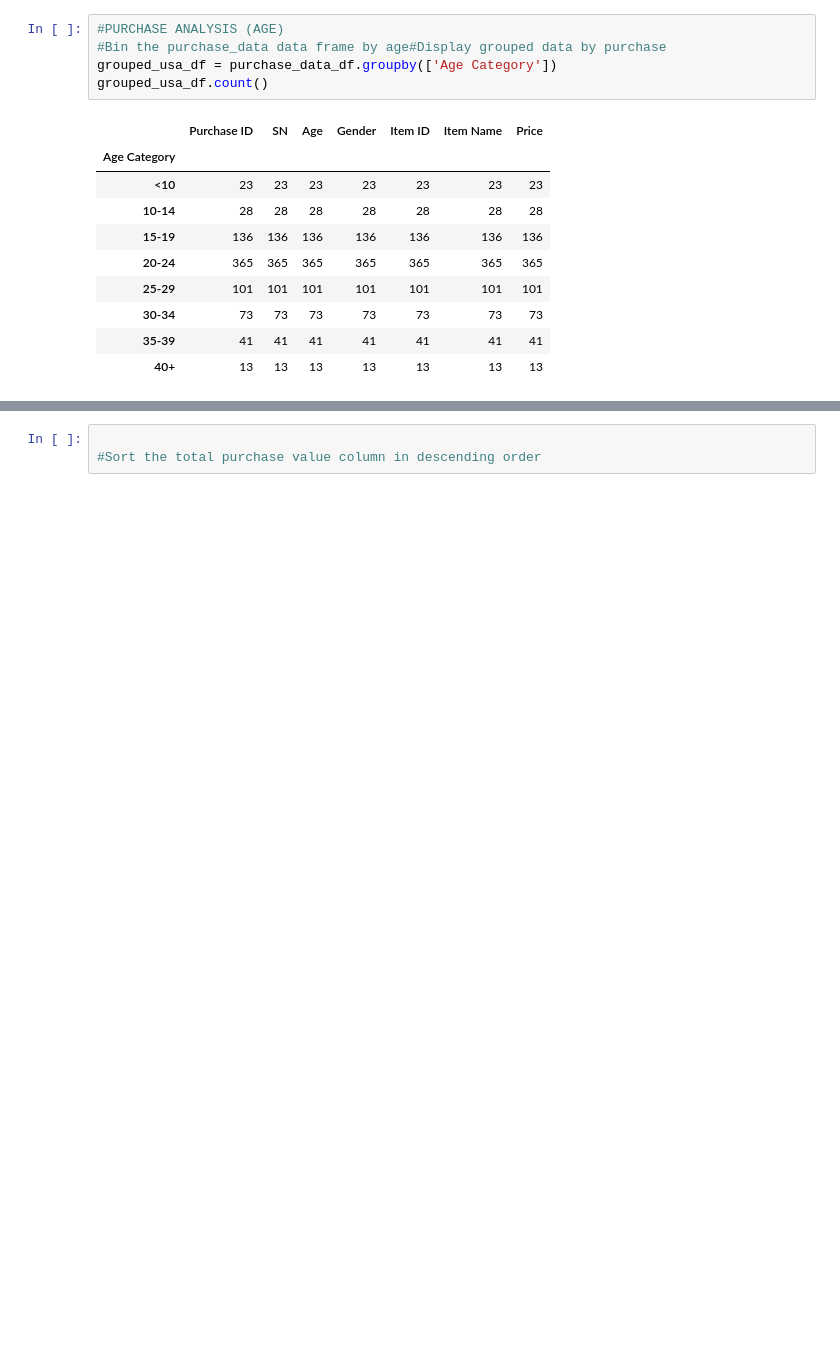
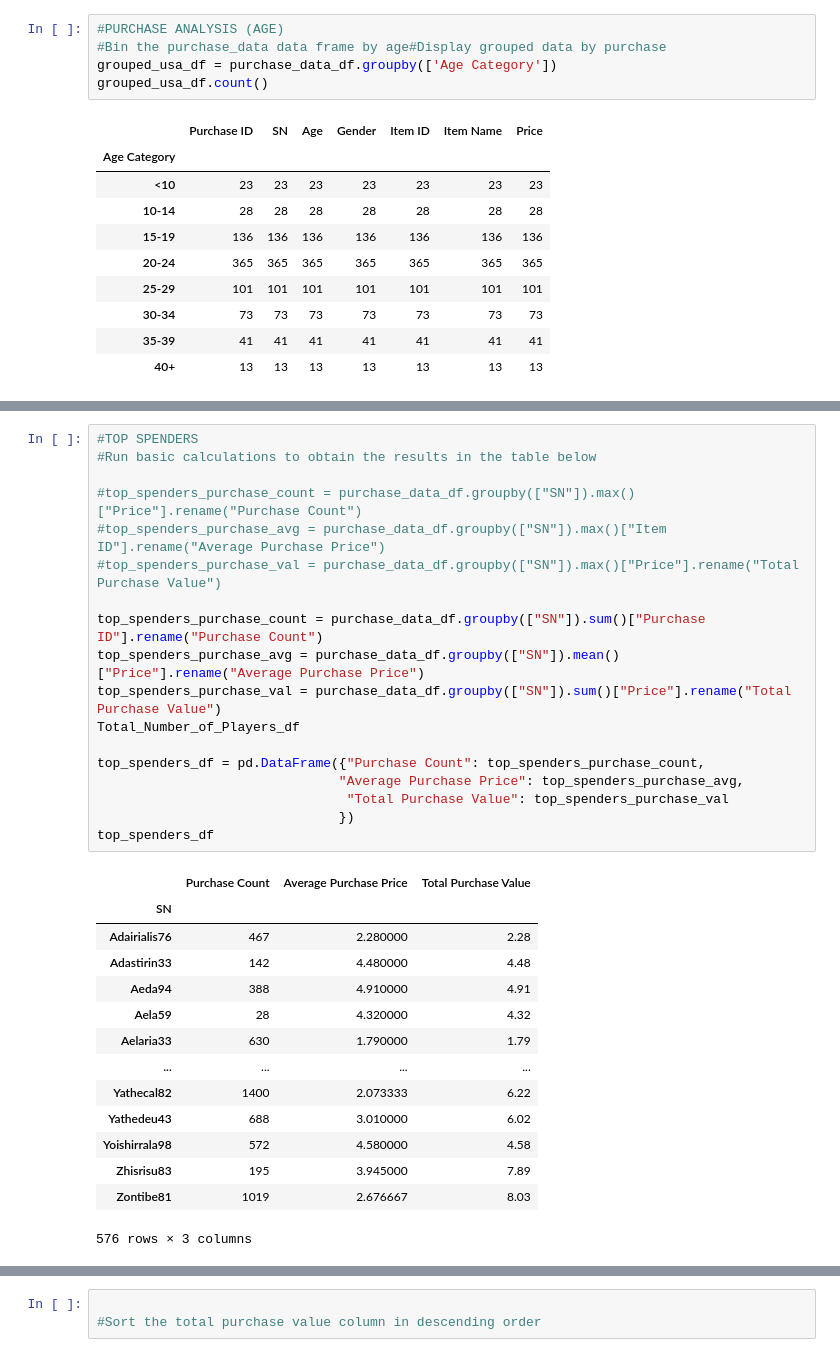
Before and after one commit to burnettaw/pandas-challenge, a Jupyter notebook: HeroesOfPymoli/Pymoli.ipynb, the cells around one changed output, grey strips where cells are left out. Cells and saved outputs as stored; diff of their text form; blank space fills up the shorter version.

```diff
--- a/HeroesOfPymoli/Pymoli.ipynb
+++ b/HeroesOfPymoli/Pymoli.ipynb
@@ -326 +333,34 @@ Purchase_Analysis_df
+# %%
+#TOP SPENDERS
+#Run basic calculations to obtain the results in the table below
+
+#top_spenders_purchase_count = purchase_data_df.groupby(["SN"]).max()["Price"].rename("Purchase Count")
+#top_spenders_purchase_avg = purchase_data_df.groupby(["SN"]).max()["Item ID"].rename("Average Purchase Price")
+#top_spenders_purchase_val = purchase_data_df.groupby(["SN"]).max()["Price"].rename("Total Purchase Value")
+
+top_spenders_purchase_count = purchase_data_df.groupby(["SN"]).sum()["Purchase ID"].rename("Purchase Count")
+top_spenders_purchase_avg = purchase_data_df.groupby(["SN"]).mean()["Price"].rename("Average Purchase Price")
+top_spenders_purchase_val = purchase_data_df.groupby(["SN"]).sum()["Price"].rename("Total Purchase Value")
+Total_Number_of_Players_df
+
+top_spenders_df = pd.DataFrame({"Purchase Count": top_spenders_purchase_count,
+                               "Average Purchase Price": top_spenders_purchase_avg,
+                                "Total Purchase Value": top_spenders_purchase_val
+                               })
+top_spenders_df
+# %% [output]
+|  | Purchase Count | Average Purchase Price | Total Purchase Value |
+| SN |  |  |  |
+| Adairialis76 | 467 | 2.280000 | 2.28 |
+| Adastirin33 | 142 | 4.480000 | 4.48 |
+| Aeda94 | 388 | 4.910000 | 4.91 |
+| Aela59 | 28 | 4.320000 | 4.32 |
+| Aelaria33 | 630 | 1.790000 | 1.79 |
+| ... | ... | ... | ... |
+| Yathecal82 | 1400 | 2.073333 | 6.22 |
+| Yathedeu43 | 688 | 3.010000 | 6.02 |
+| Yoishirrala98 | 572 | 4.580000 | 4.58 |
+| Zhisrisu83 | 195 | 3.945000 | 7.89 |
+| Zontibe81 | 1019 | 2.676667 | 8.03 |
+576 rows × 3 columns
 # %%
```
Also changed, not shown: parts of 5 cells of this notebook.
